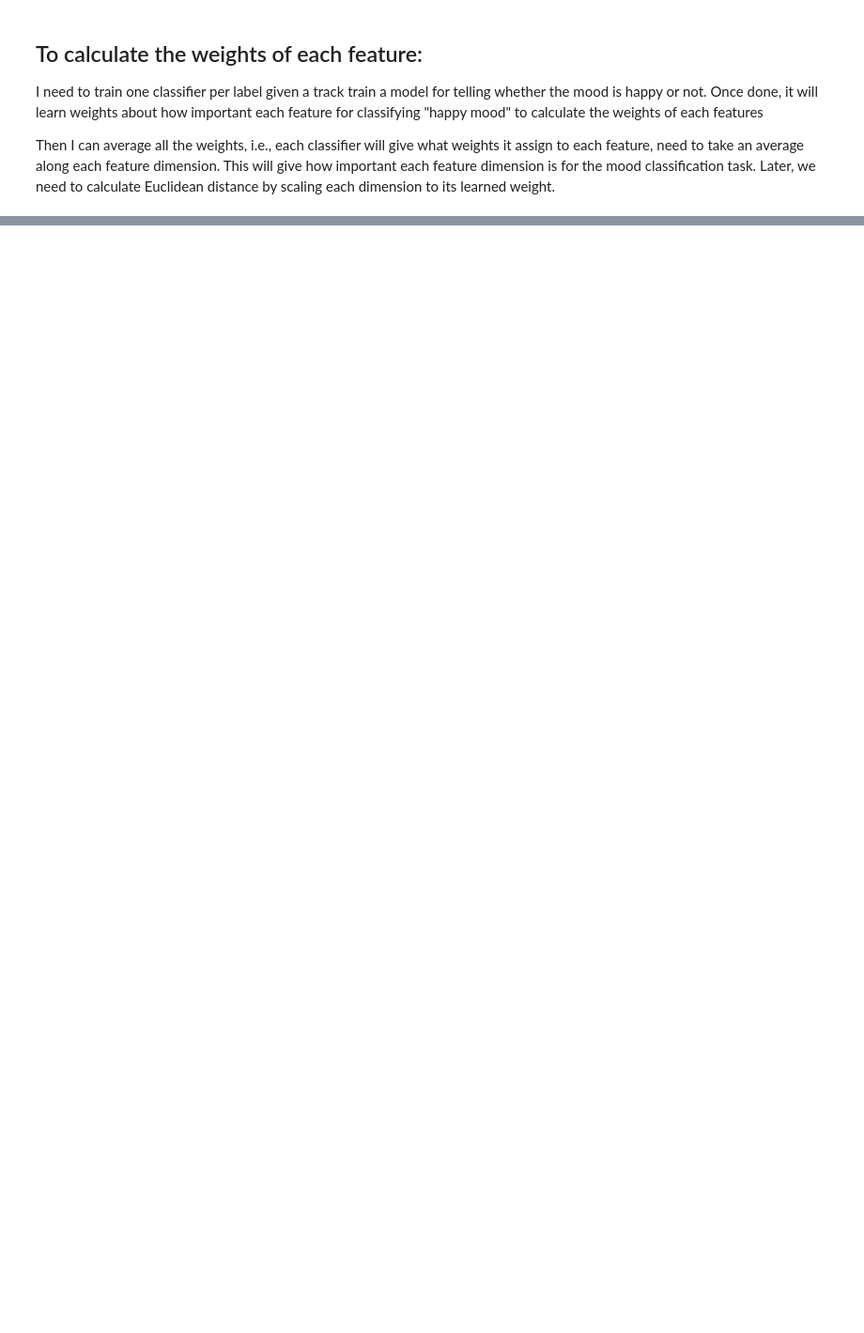
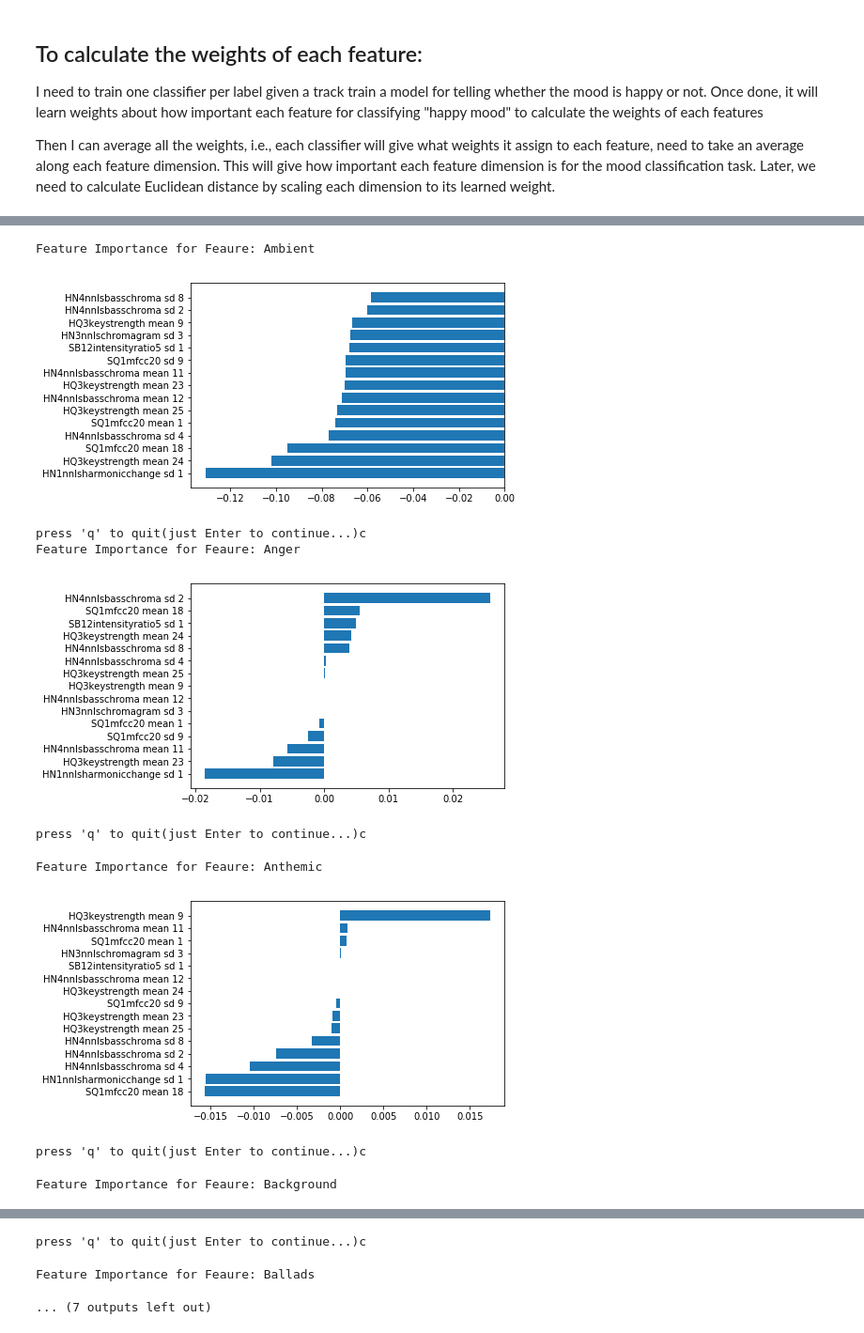
Before and after one commit to yardstick17/linear_models, a Jupyter notebook: ridge_classifier/classifier.ipynb, the cells around one changed output, grey strips where cells are left out. Shown: that part at 94% size. Saved outputs shown, nothing was run; the diff lists cells and outputs as text; code cells hidden in the pictures; blank space fills up the shorter version.

```diff
--- a/ridge_classifier/classifier.ipynb
+++ b/ridge_classifier/classifier.ipynb
@@ -139,0 +167,30 @@ Then I can average all the weights, i.e., each classifier will give what weights
+# %%
+def plot_all_feature_importances(top=20):
+    coef = model.coef_
+    names = list(df.columns.difference(['mood metadata']))
+
+    for index, classes_coef in enumerate(coef):
+        class_name = le.inverse_transform(index)
+        print('Feature Importance for Feaure: {}'.format(class_name))
+        imp, names = zip(*sorted(zip(classes_coef, names)))
+        imp = imp[:top]
+        names = names[:top]
+        plt.barh(range(len(names)), imp, align='center')
+        plt.yticks(range(len(names)), names)
+        plt.show()
+        inp = input("press 'q' to quit(just Enter to continue...)")
+        if inp == 'q':
+            break
+# %%
+plot_all_feature_importances(15)
+# %% [output]
+Feature Importance for Feaure: Ambient
+[figure, added]
+press 'q' to quit(just Enter to continue...)c
+Feature Importance for Feaure: Anger
+[figure, added]
+press 'q' to quit(just Enter to continue...)c
+Feature Importance for Feaure: Anthemic
+[figure, added]
+press 'q' to quit(just Enter to continue...)c
+Feature Importance for Feaure: Background
@@ -139,0 +198,3 @@ Then I can average all the weights, i.e., each classifier will give what weights
+press 'q' to quit(just Enter to continue...)c
+Feature Importance for Feaure: Ballads
+... (7 outputs left out)
```
Also changed, not shown: parts of 18 cells of this notebook, 1 other file.
